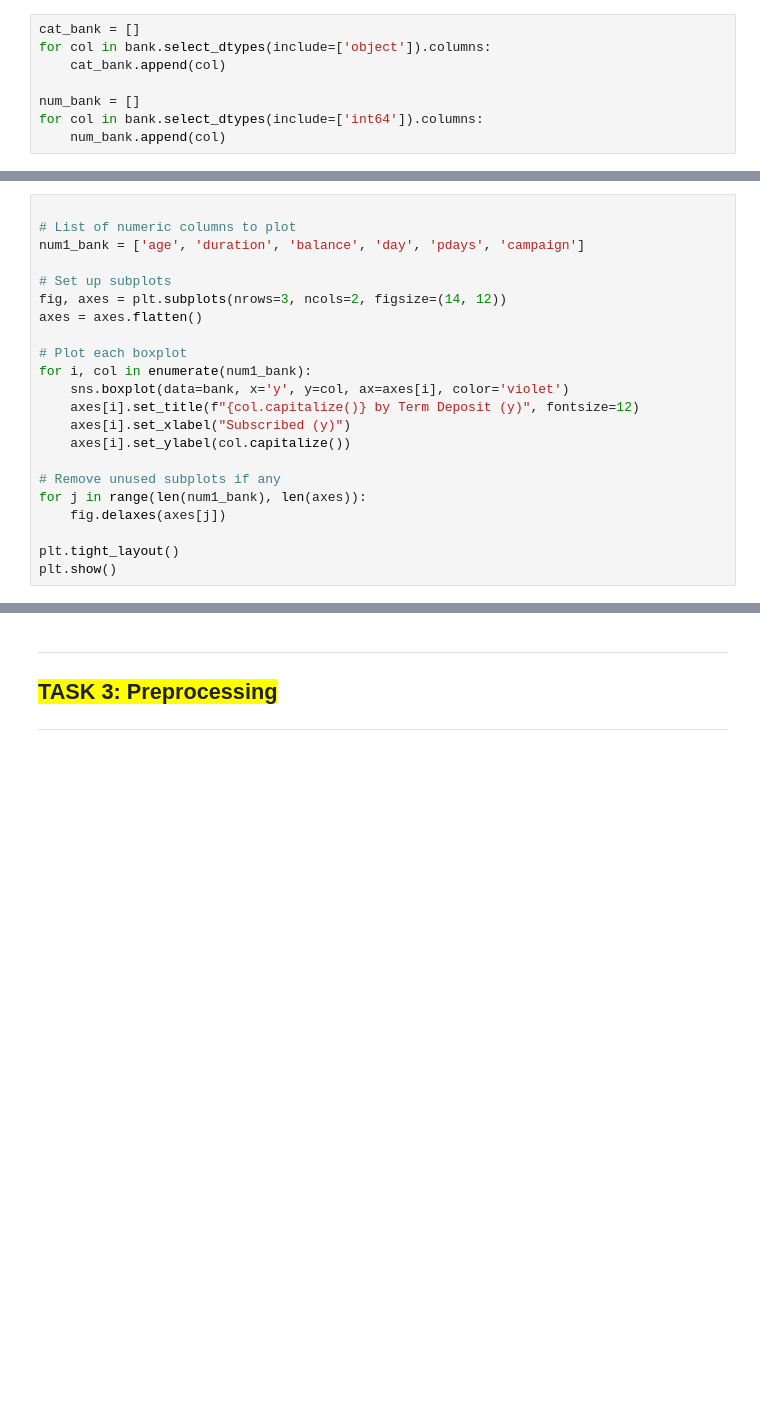
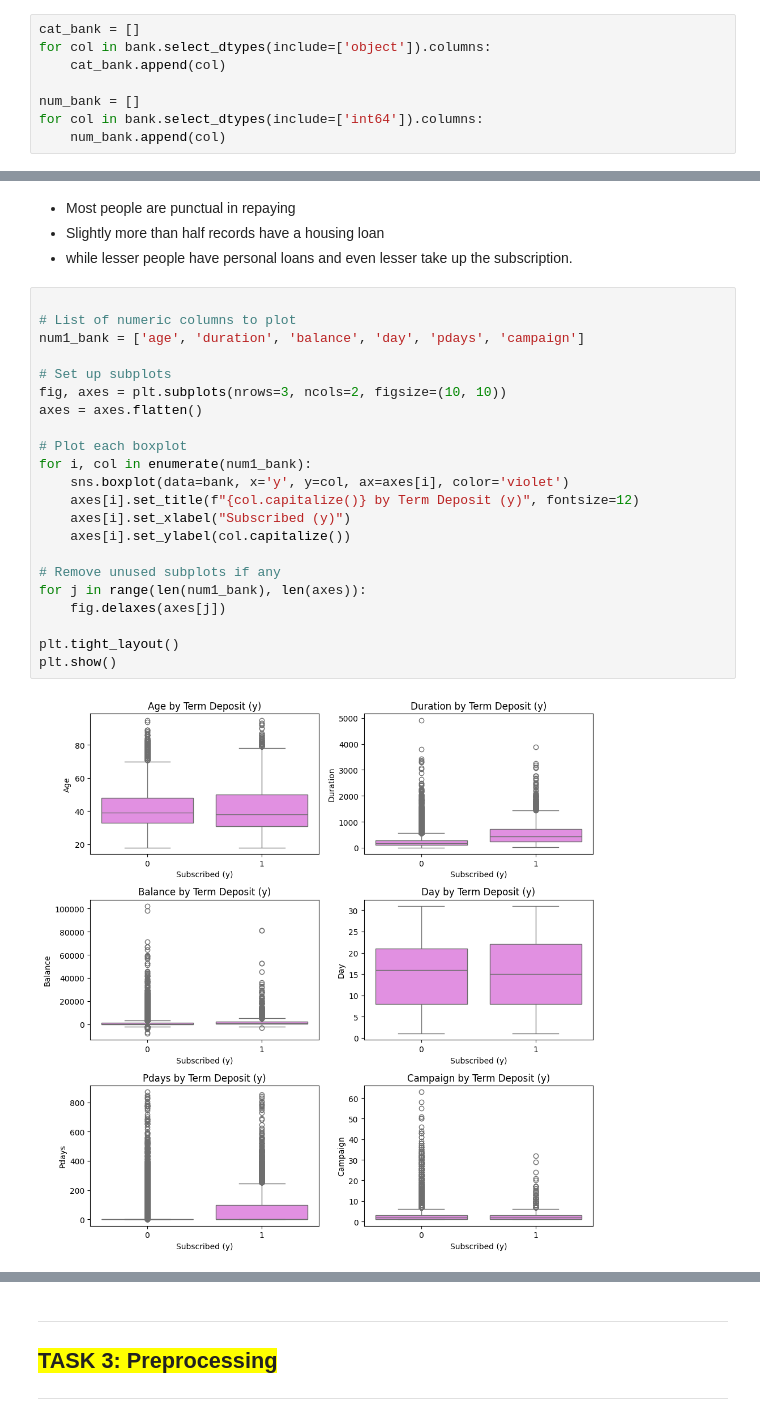
Before and after one commit to neha-palak/IML_A2, a Jupyter notebook: assignment2.ipynb, the cells around one changed output, grey strips where cells are left out. Cells and saved outputs as stored; diff of their text form; blank space fills up the shorter version.

```diff
--- a/assignment2.ipynb
+++ b/assignment2.ipynb
@@ -478,23 +654,29 @@ plt.show()
+# %% [markdown]
+* Most people are punctual in repaying
+* Slightly more than half records have a housing loan
+* while lesser people have personal loans and even lesser take up the subscription.
 # %%
 
 # List of numeric columns to plot
 num1_bank = ['age', 'duration', 'balance', 'day', 'pdays', 'campaign']
 
 # Set up subplots
-fig, axes = plt.subplots(nrows=3, ncols=2, figsize=(14, 12))
+fig, axes = plt.subplots(nrows=3, ncols=2, figsize=(10, 10))
 axes = axes.flatten()
 
 # Plot each boxplot
 for i, col in enumerate(num1_bank):
     sns.boxplot(data=bank, x='y', y=col, ax=axes[i], color='violet')
     axes[i].set_title(f"{col.capitalize()} by Term Deposit (y)", fontsize=12)
     axes[i].set_xlabel("Subscribed (y)")
     axes[i].set_ylabel(col.capitalize())
 
 # Remove unused subplots if any
 for j in range(len(num1_bank), len(axes)):
     fig.delaxes(axes[j])
 
 plt.tight_layout()
 plt.show()
+# %% [output]
+[figure, added]
 # %% [markdown]
```
Also changed, not shown: parts of 27 cells of this notebook.
